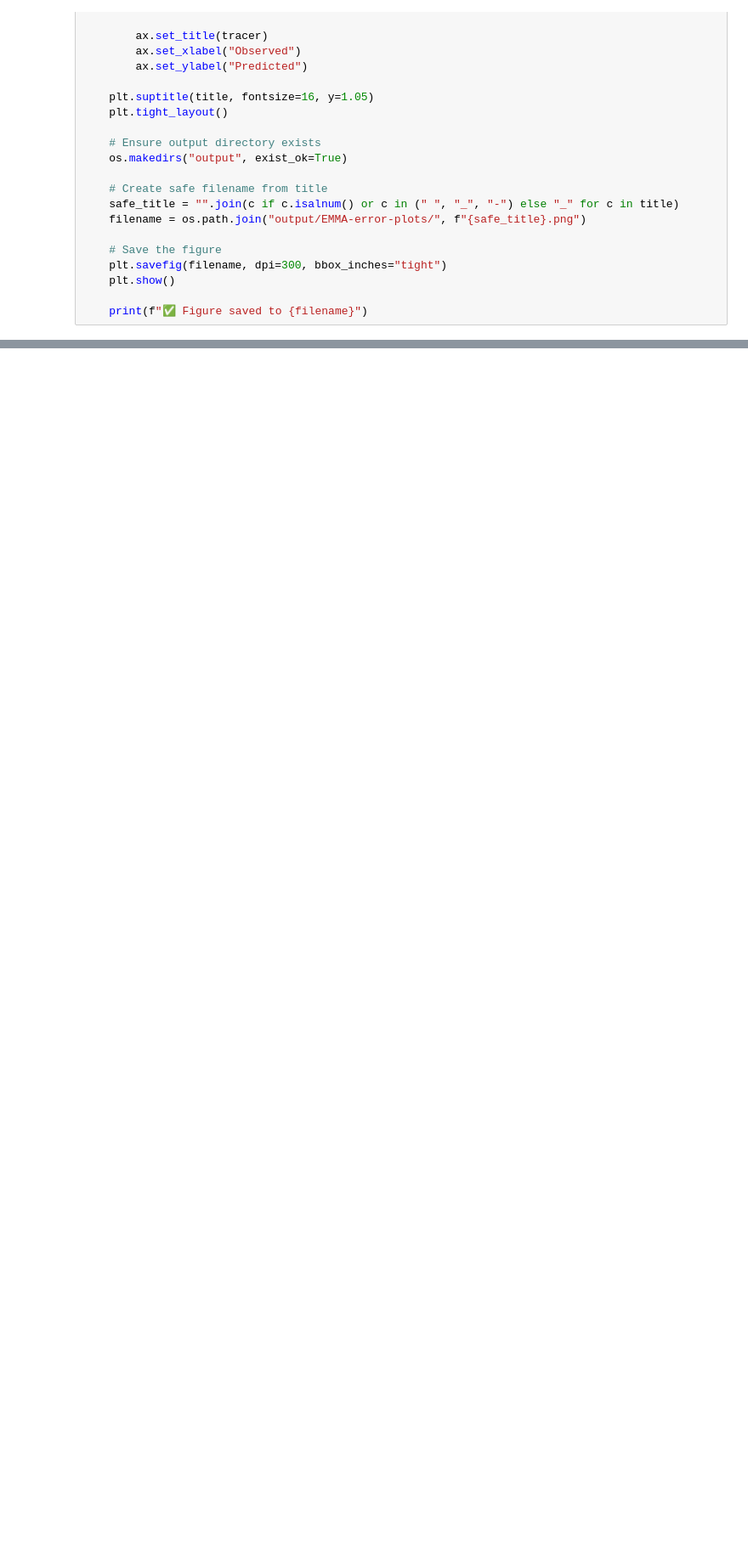
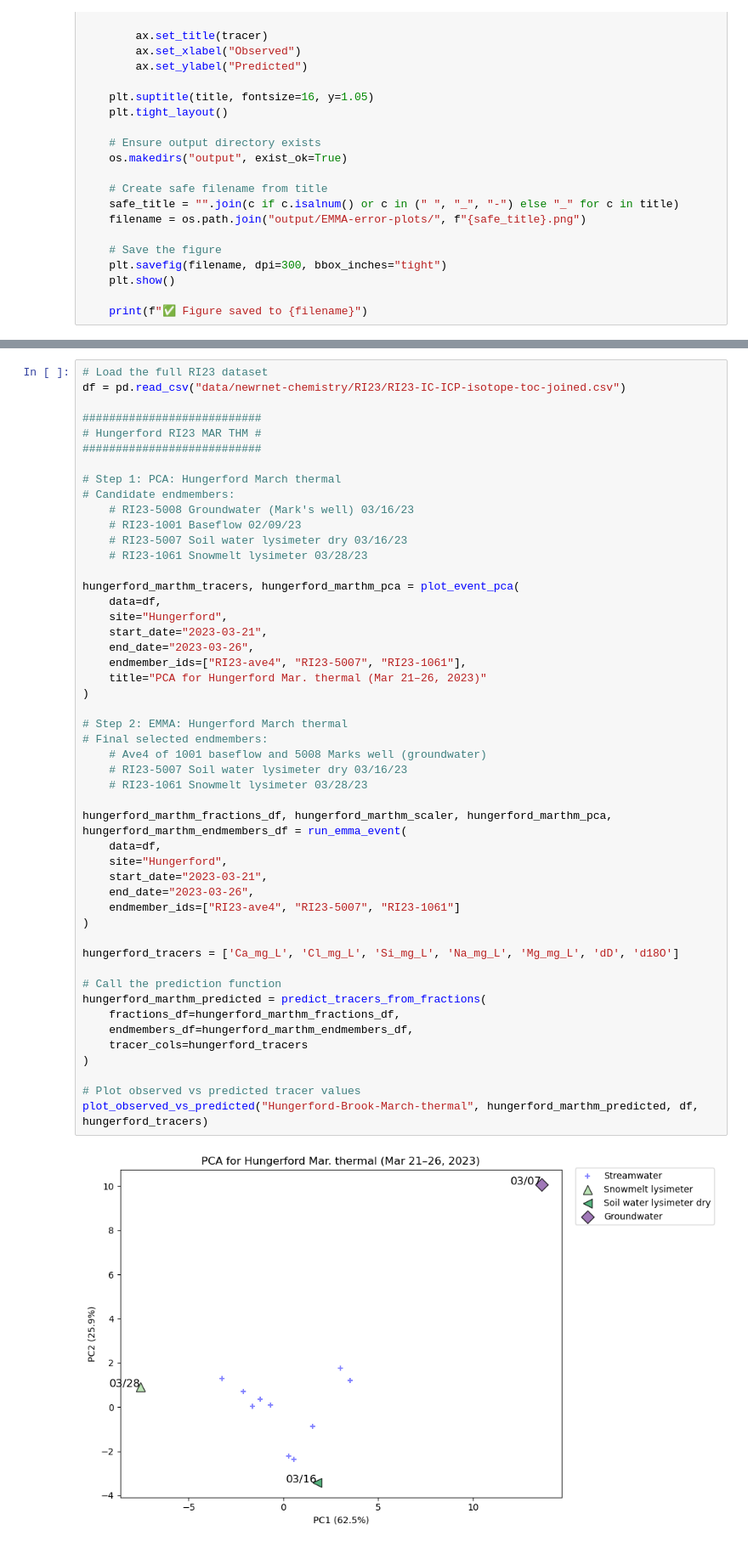
Before and after one commit to MeganEDuffy/EMMA, a Jupyter notebook: EMMA-main/Wade_Hungerford_2023_event-PCAwEMMAs_SLSQP.ipynb, the cells around one changed output, grey strips where cells are left out. Shown at 85% size. Drawn from its saved outputs; the diff is of its cells as text; blank space fills up the shorter version.

```diff
--- a/EMMA-main/Wade_Hungerford_2023_event-PCAwEMMAs_SLSQP.ipynb
+++ b/EMMA-main/Wade_Hungerford_2023_event-PCAwEMMAs_SLSQP.ipynb
@@ -452,0 +622,51 @@ plot_observed_vs_predicted("Wade-Brook-February-ROS", wade_febros_predicted, df,
+# %%
+# Load the full RI23 dataset
+df = pd.read_csv("data/newrnet-chemistry/RI23/RI23-IC-ICP-isotope-toc-joined.csv")
+
+###########################
+# Hungerford RI23 MAR THM #
+###########################
+
+# Step 1: PCA: Hungerford March thermal
+# Candidate endmembers:
+    # RI23-5008 Groundwater (Mark's well) 03/16/23
+    # RI23-1001 Baseflow 02/09/23
+    # RI23-5007 Soil water lysimeter dry 03/16/23
+    # RI23-1061 Snowmelt lysimeter 03/28/23
+
+hungerford_marthm_tracers, hungerford_marthm_pca = plot_event_pca(
+    data=df,
+    site="Hungerford",
+    start_date="2023-03-21",
+    end_date="2023-03-26",
+    endmember_ids=["RI23-ave4", "RI23-5007", "RI23-1061"],
+    title="PCA for Hungerford Mar. thermal (Mar 21–26, 2023)"
+)
+
+# Step 2: EMMA: Hungerford March thermal
+# Final selected endmembers:
+    # Ave4 of 1001 baseflow and 5008 Marks well (groundwater)
+    # RI23-5007 Soil water lysimeter dry 03/16/23
+    # RI23-1061 Snowmelt lysimeter 03/28/23
+
+hungerford_marthm_fractions_df, hungerford_marthm_scaler, hungerford_marthm_pca, hungerford_marthm_endmembers_df = run_emma_event(
+    data=df,
+    site="Hungerford",
+    start_date="2023-03-21",
+    end_date="2023-03-26",
+    endmember_ids=["RI23-ave4", "RI23-5007", "RI23-1061"]
+)
+
+hungerford_tracers = ['Ca_mg_L', 'Cl_mg_L', 'Si_mg_L', 'Na_mg_L', 'Mg_mg_L', 'dD', 'd18O']
+
+# Call the prediction function
+hungerford_marthm_predicted = predict_tracers_from_fractions(
+    fractions_df=hungerford_marthm_fractions_df,
+    endmembers_df=hungerford_marthm_endmembers_df,
+    tracer_cols=hungerford_tracers
+)
+
+# Plot observed vs predicted tracer values
+plot_observed_vs_predicted("Hungerford-Brook-March-thermal", hungerford_marthm_predicted, df, hungerford_tracers)
+# %% [output]
+[figure, added]
```
Also changed, not shown: parts of 6 cells of this notebook, 8 other files.
